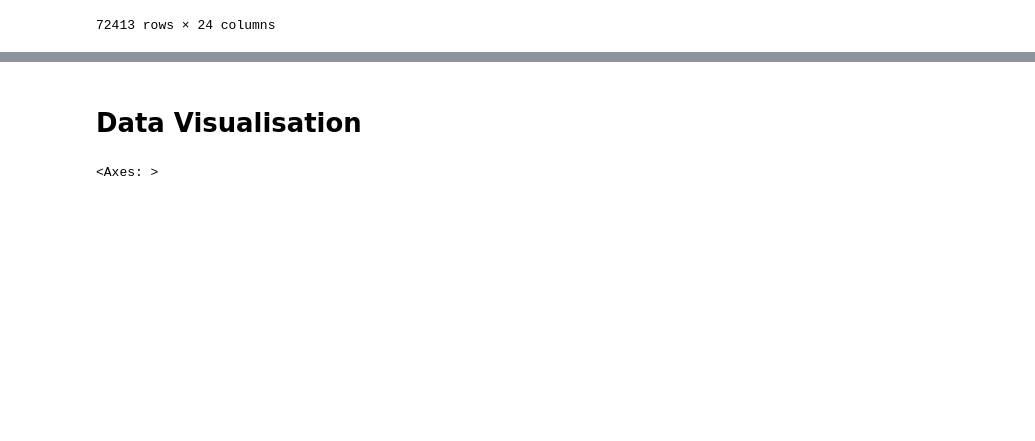
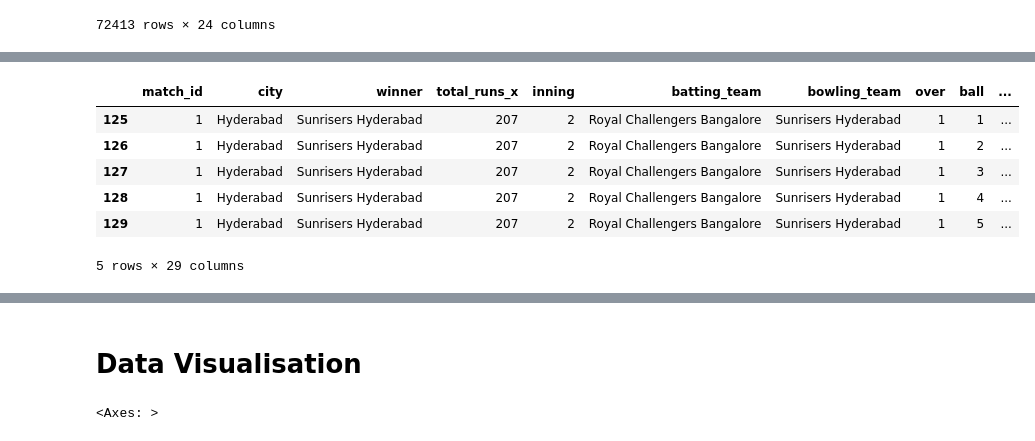
Before and after one commit to vishall214/NxtCatch, a Jupyter notebook: main.ipynb, the cells around one changed output, grey strips where cells are left out. Saved outputs shown, nothing was run; the diff lists cells and outputs as text; code cells hidden in the pictures; blank space fills up the shorter version.

```diff
--- a/main.ipynb
+++ b/main.ipynb
@@ -155,8 +143,0 @@ delivery_df['total_runs_y'] = pd.to_numeric(delivery_df['total_runs_y'], errors=
-# %%
-delivery_df['current_score'] = delivery_df.groupby('match_id')['total_runs_y'].cumsum()
-delivery_df['runs_left'] = delivery_df['total_runs_x'] - delivery_df['current_score']
-delivery_df['balls_left'] = 126 - (delivery_df['over'] * 6 + delivery_df['ball'])
-
-delivery_df['player_dismissed'] = delivery_df['player_dismissed'].fillna("0")
-delivery_df['player_dismissed'] = delivery_df['player_dismissed'].apply(lambda x: x if x == "0" else "1")
-delivery_df['player_dismissed'] = pd.to_numeric(delivery_df['player_dismissed'], errors='coerce')
@@ -172,0 +180,22 @@ delivery_df['rrr'] = (delivery_df['runs_left'] * 6) / delivery_df['balls_left']
+# %%
+delivery_df['player_dismissed'] = delivery_df['player_dismissed'].fillna("0")
+delivery_df['player_dismissed'] = delivery_df['player_dismissed'].apply(lambda x:x if x == "0" else "1")
+delivery_df['player_dismissed'] = delivery_df['player_dismissed'].astype('int')
+# Convert 'player_dismissed' to numeric, where "0" stays as 0 and any non-0 values are treated as 1
+delivery_df['player_dismissed'] = delivery_df['player_dismissed'].apply(lambda x: 0 if x == "0" else 1).astype(int)
+
+# Now compute the cumulative sum of player dismissals per match
+delivery_df['wickets'] = delivery_df.groupby('match_id')['player_dismissed'].cumsum()
+
+# Calculate the remaining wickets (10 - total wickets)
+delivery_df['wickets_remaining'] = 10 - delivery_df['wickets']
+
+delivery_df.head()
+# %% [output]
+|  | match_id | city | winner | total_runs_x | inning | batting_team | bowling_team | over | ball | ... |
+| 125 | 1 | Hyderabad | Sunrisers Hyderabad | 207 | 2 | Royal Challengers Bangalore | Sunrisers Hyderabad | 1 | 1 | ... |
+| 126 | 1 | Hyderabad | Sunrisers Hyderabad | 207 | 2 | Royal Challengers Bangalore | Sunrisers Hyderabad | 1 | 2 | ... |
+| 127 | 1 | Hyderabad | Sunrisers Hyderabad | 207 | 2 | Royal Challengers Bangalore | Sunrisers Hyderabad | 1 | 3 | ... |
+| 128 | 1 | Hyderabad | Sunrisers Hyderabad | 207 | 2 | Royal Challengers Bangalore | Sunrisers Hyderabad | 1 | 4 | ... |
+| 129 | 1 | Hyderabad | Sunrisers Hyderabad | 207 | 2 | Royal Challengers Bangalore | Sunrisers Hyderabad | 1 | 5 | ... |
+5 rows × 29 columns
```
Also changed, not shown: parts of 43 cells of this notebook, 2 other files.
